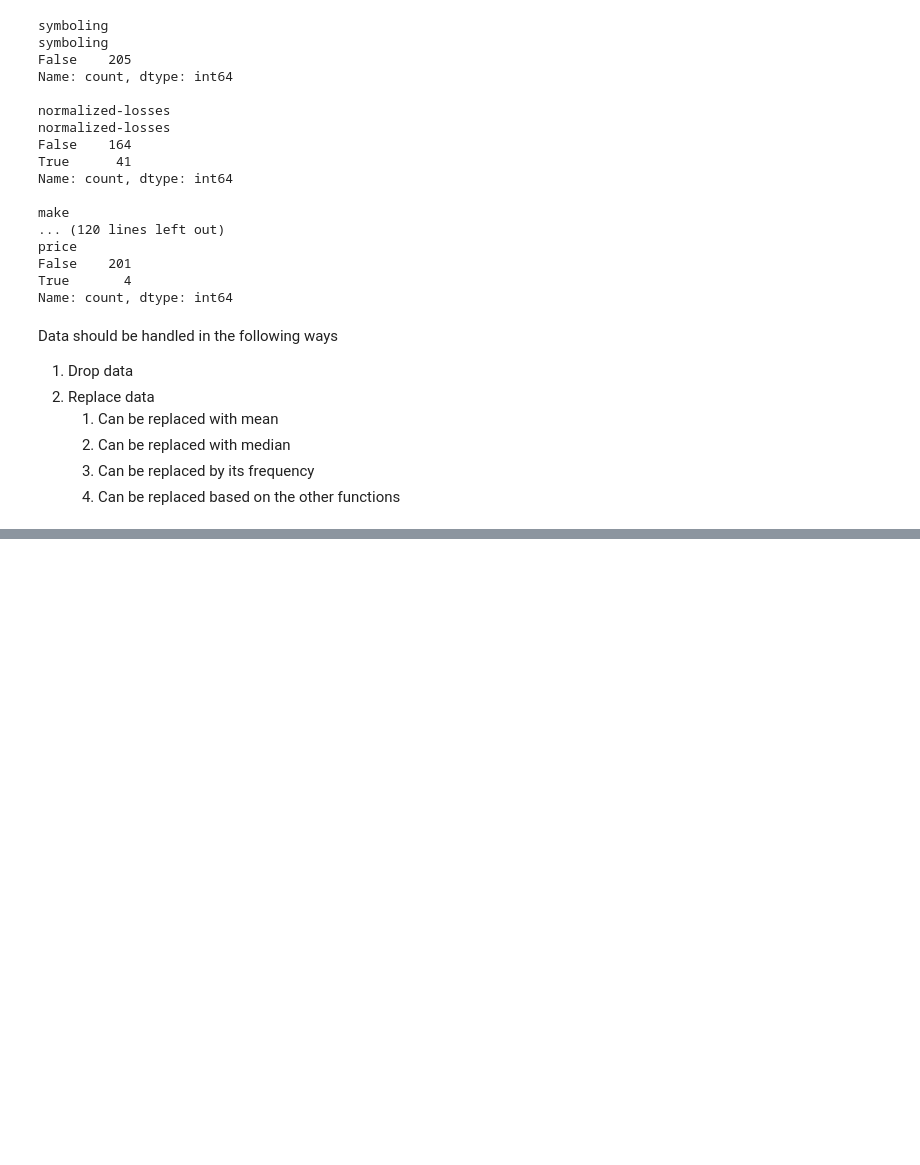
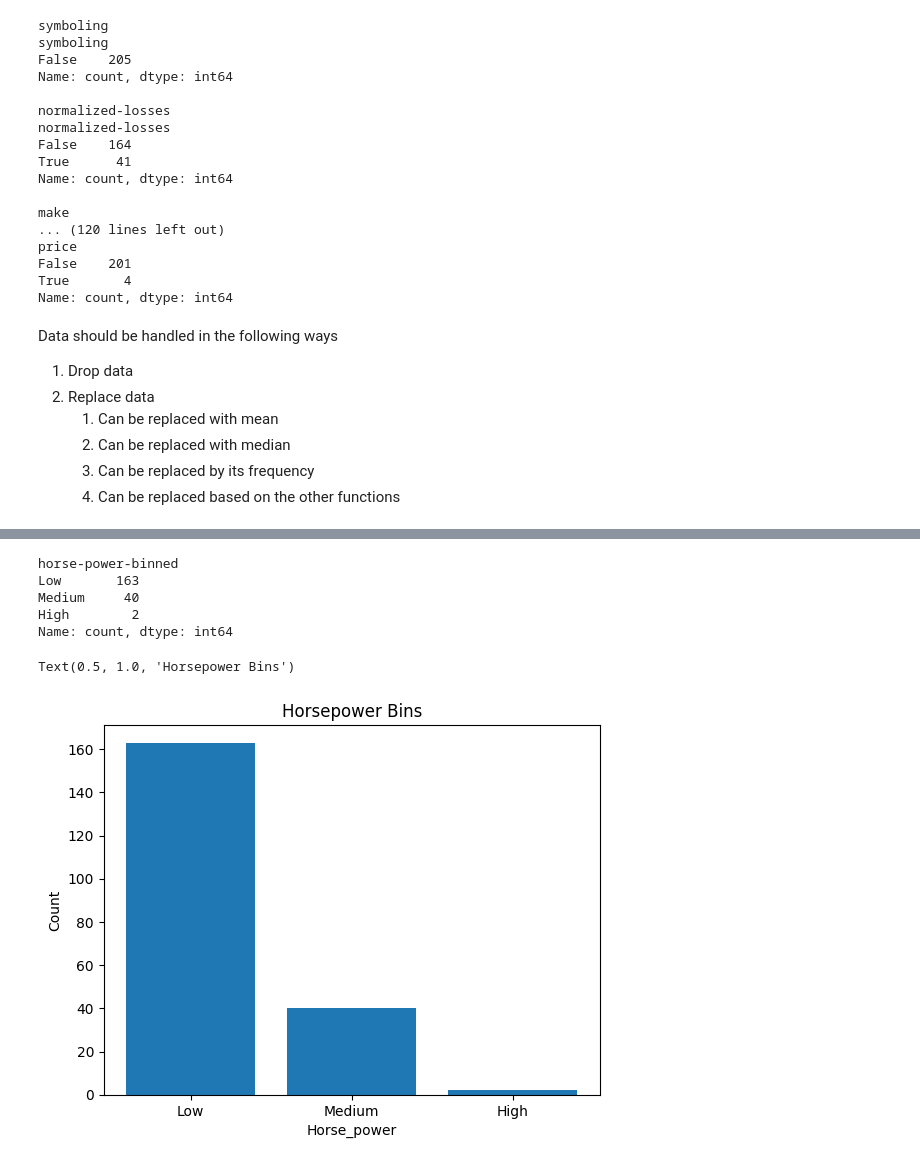
Before and after one commit to kimani845/python, a Jupyter notebook: data_wrangling.ipynb, the cells around one changed output, grey strips where cells are left out. Saved outputs shown, nothing was run; the diff lists cells and outputs as text; code cells hidden in the pictures; blank space fills up the shorter version.

```diff
--- a/data_wrangling.ipynb
+++ b/data_wrangling.ipynb
@@ -201,0 +367,12 @@ Average for horse-power: 104.25615763546797
+# %%
+# finding 3 bins of equal bandwidth using numpy linspace(start_value, end_value, numbers_gemerated ) function. and since we want to include the minimum value of the horse power
+# start_value will be set to min(df["horse-power"])
+# end_value will be set to max(df["horse-power"])
+# and since we are using 3 bins of equal leengths, we will need 4 dividers, so
+# numbers_generated will be 4
+bins = np.linspace(min(df["horse-power"]), max(df["horse-power"]), 4)
+# set group names
+group_names = ["Low", "Medium", "High"]
+# apply the function cut to determine what each value of df['horse-power'] belongs to
+df['horse-power-binned'] = pd.cut(df['horse-power'], bins, labels=group_names, include_lowest= True)
+df[['horse-power', 'horse-power-binned']].head(20)
@@ -201,0 +397,22 @@ Average for horse-power: 104.25615763546797
+# %%
+# see the number of vehicles in each bin
+df['horse-power-binned'].value_counts()
+# %% [output]
+horse-power-binned
+Low       163
+Medium     40
+High        2
+Name: count, dtype: int64
+# %%
+# plot the distribution of each bin
+pyplot.bar(group_names, df['horse-power-binned'].value_counts())
+
+# set the x/y labels
+plt.xlabel('Horse_power')
+plt.ylabel('Count')
+plt.title('Horsepower Bins')
+
+# i have narrowed down the intervals from 59 to 3
+# %% [output]
+Text(0.5, 1.0, 'Horsepower Bins')
+[figure, added]
```
Also changed, not shown: parts of 22 cells of this notebook.
